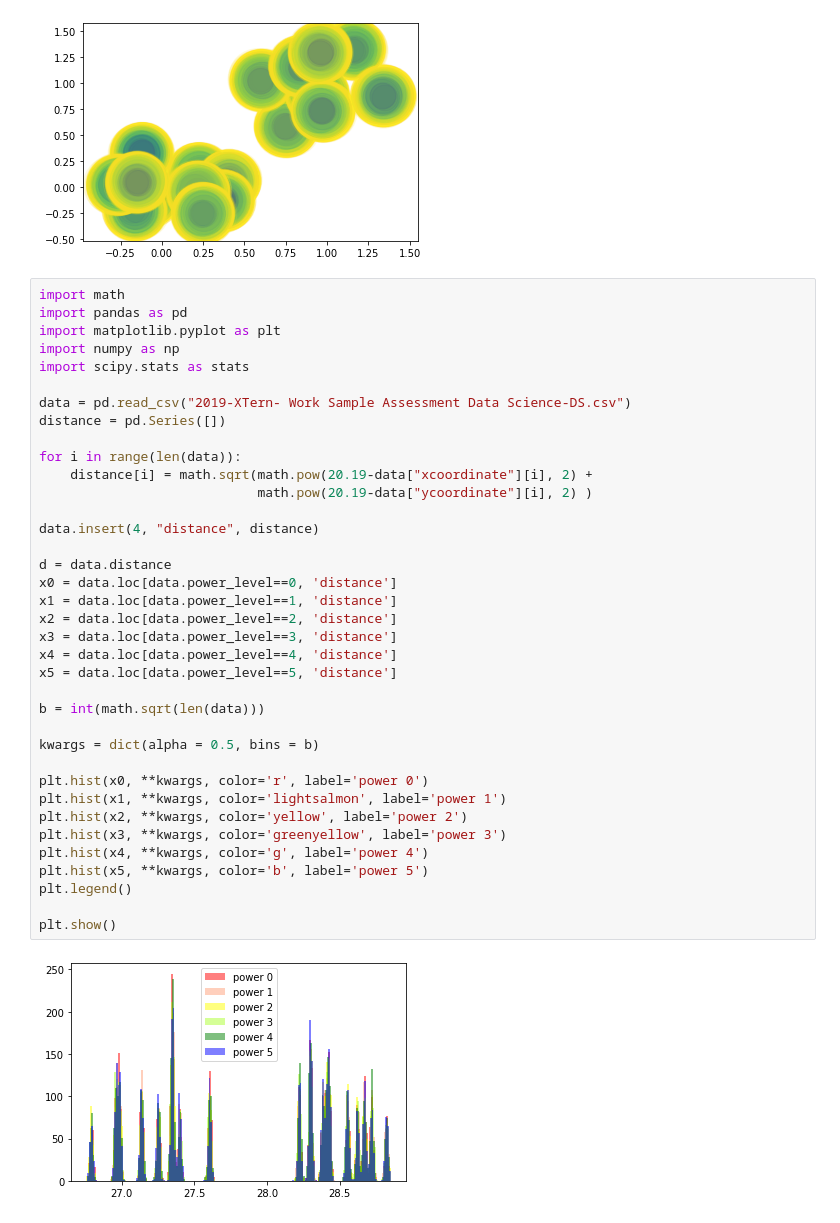
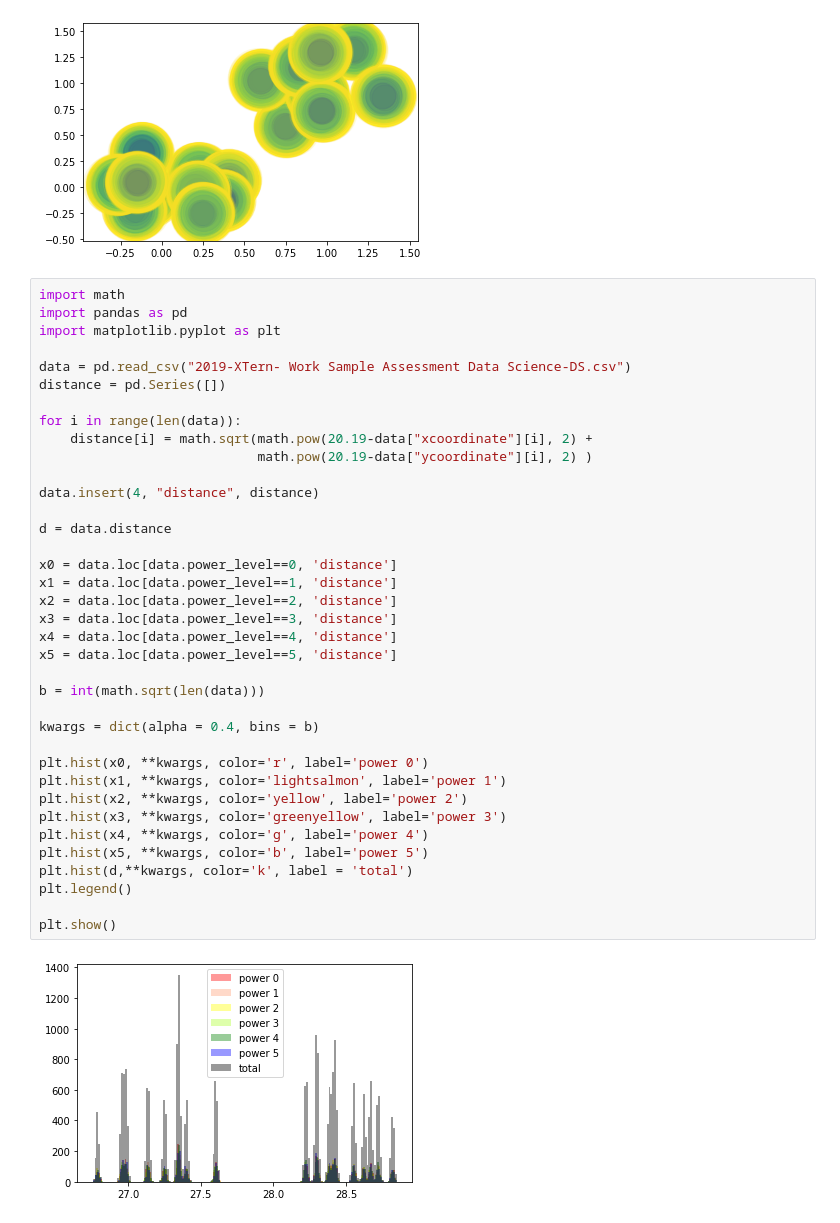
Before and after one commit to CharloZhu/Xtern_data_science, a Jupyter notebook: data.ipynb, the cells around one changed output. Cells and saved outputs as stored; diff of their text form.

```diff
--- a/data.ipynb
+++ b/data.ipynb
@@ -29,38 +29,38 @@ plt.show()
 import math
 import pandas as pd
 import matplotlib.pyplot as plt
-import numpy as np
-import scipy.stats as stats
 
 data = pd.read_csv("2019-XTern- Work Sample Assessment Data Science-DS.csv")
 distance = pd.Series([])
 
 for i in range(len(data)):
     distance[i] = math.sqrt(math.pow(20.19-data["xcoordinate"][i], 2) +
                             math.pow(20.19-data["ycoordinate"][i], 2) )
 
 data.insert(4, "distance", distance)
 
 d = data.distance
+
 x0 = data.loc[data.power_level==0, 'distance']
 x1 = data.loc[data.power_level==1, 'distance']
 x2 = data.loc[data.power_level==2, 'distance']
 x3 = data.loc[data.power_level==3, 'distance']
 x4 = data.loc[data.power_level==4, 'distance']
 x5 = data.loc[data.power_level==5, 'distance']
 
 b = int(math.sqrt(len(data)))
 
-kwargs = dict(alpha = 0.5, bins = b)
+kwargs = dict(alpha = 0.4, bins = b)
 
 plt.hist(x0, **kwargs, color='r', label='power 0')
 plt.hist(x1, **kwargs, color='lightsalmon', label='power 1')
 plt.hist(x2, **kwargs, color='yellow', label='power 2')
 plt.hist(x3, **kwargs, color='greenyellow', label='power 3')
 plt.hist(x4, **kwargs, color='g', label='power 4')
 plt.hist(x5, **kwargs, color='b', label='power 5')
+plt.hist(d,**kwargs, color='k', label = 'total')
 plt.legend()
 
 plt.show()
 # %% [output]
-[figure, old version]
+[figure, new version]
```
Also changed, not shown: parts of 1 cell of this notebook.
